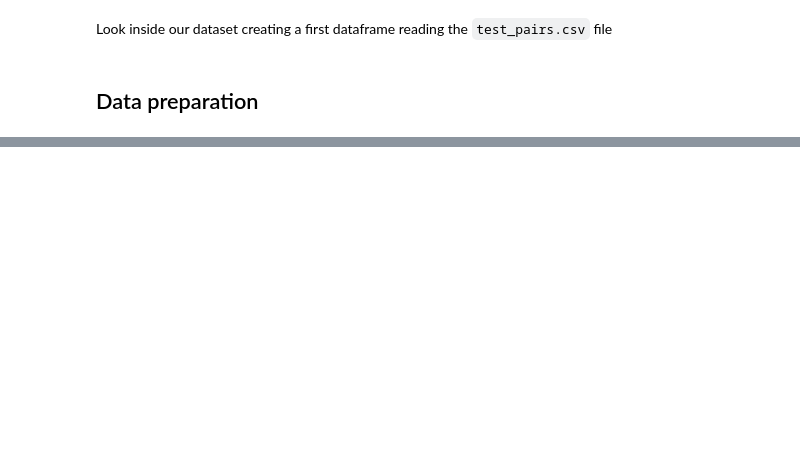
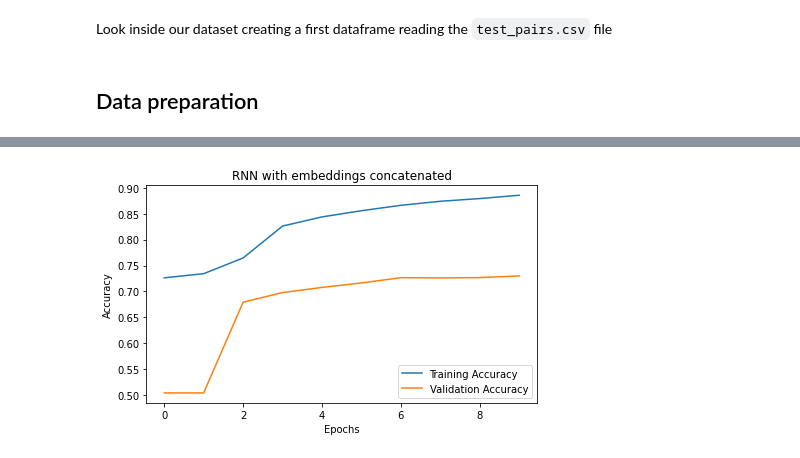
Before and after one commit to sustaz/Natural-Language-Processing-Unibo-Assignements-and-Project, a Jupyter notebook: Assignments/Assignment_2/Assignment_2.ipynb, the cells around one changed output, grey strips where cells are left out. Drawn from its saved outputs; the diff is of its cells as text; code cells hidden in the pictures; blank space fills up the shorter version.

```diff
--- a/Assignments/Assignment_2/Assignment_2.ipynb
+++ b/Assignments/Assignment_2/Assignment_2.ipynb
@@ -409,0 +567,7 @@ print(preds)
+# %%
+def model_compile_fit(claim_input, evidence_input, model_input,epochs, batch_size):
+  model = keras.Model([claim_input,evidence_input], model_input)
+  model.compile(optimizer='adam', loss='binary_crossentropy', metrics=['acc'])
+  model.summary()
+  history = model.fit(data_train, y_train,validation_data=(data_val,y_val),epochs= epochs, batch_size= batch_size, verbose=1)
+  return model, history
@@ -409,0 +604,9 @@ print(preds)
+# %%
+#2. Encode token sequences via a RNN and average all the output states.
+X_claim_ave_c, X_evidence_ave_c, claim_input_ave_c, evidence_input_ave_c = model_creation_ave()
+ave_input_conc = concatenate([X_claim_ave_c, X_evidence_ave_c], name='ave_input_conc',axis=1)
+ave_input_conc = (Dropout(0.25))(ave_input_conc)
+ave_input_conc = (Dense(units=3, activation='sigmoid', use_bias=False))(ave_input_conc)
+# %%
+#Fitting the model
+model_ave_conc, history_ave_conc = model_compile_fit(claim_input_ave_c, evidence_input_ave_c, ave_input_conc, 10, 1280)
@@ -409,0 +916,10 @@ print(preds)
+# %%
+# visualizing the accuracy
+def plot_accuracy(model_fitted,name,pos):
+  plt.plot(model_fitted.history['acc'])
+  plt.plot(model_fitted.history['val_acc'])
+  plt.title(name)
+  plt.ylabel('Accuracy')
+  plt.xlabel('Epochs')
+  plt.legend(['Training Accuracy','Validation Accuracy'], loc=pos)
+  plt.show()
@@ -409,0 +936,5 @@ print(preds)
+# %%
+#Plotting the accuracy of the model made with RNN output states average with the embeddings concatenated
+plot_accuracy(history_ave_conc, "RNN with embeddings concatenated", 'lower right')
+# %% [output]
+[figure, added]
```
Also changed, not shown: parts of 151 cells of this notebook, 1 other file.
